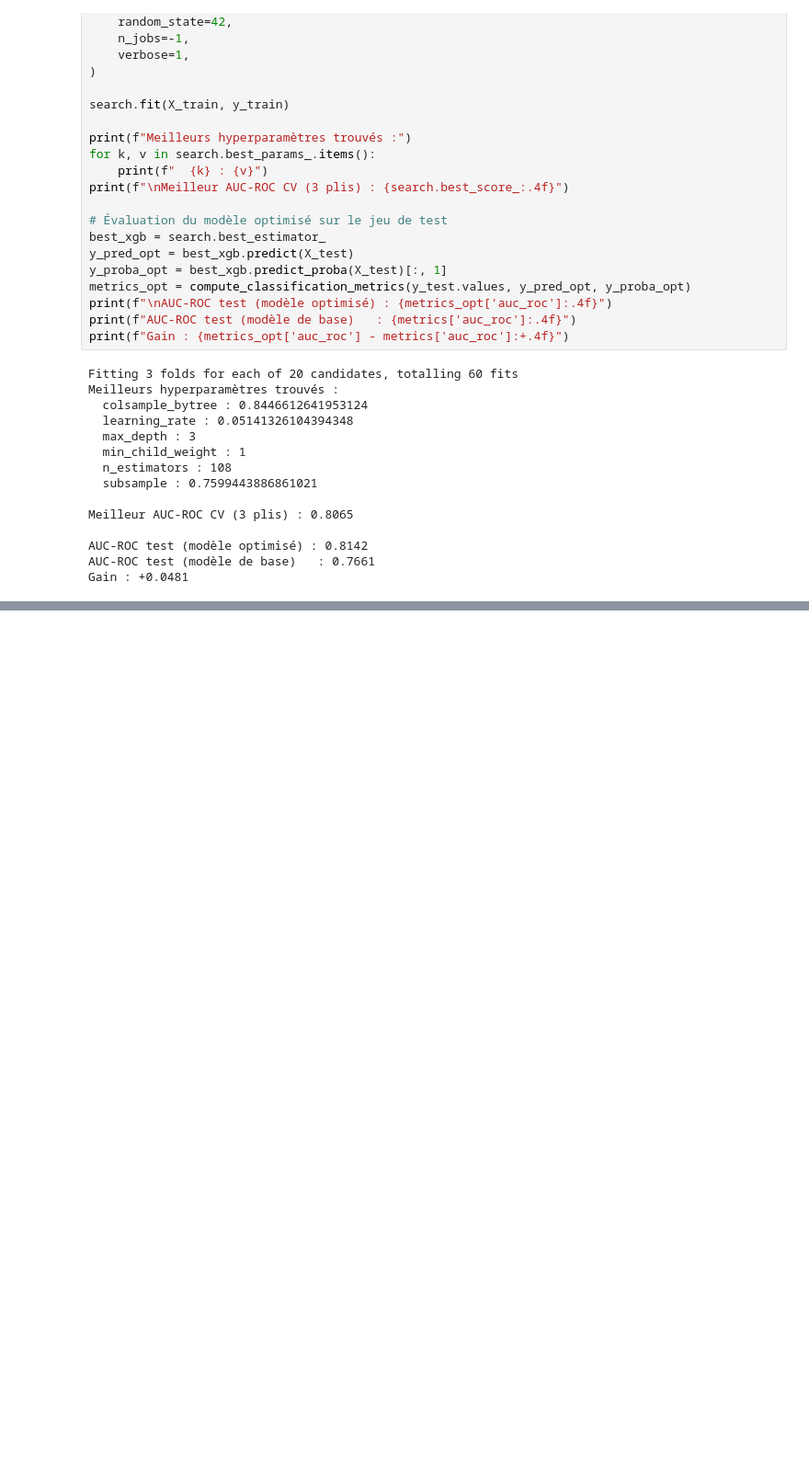
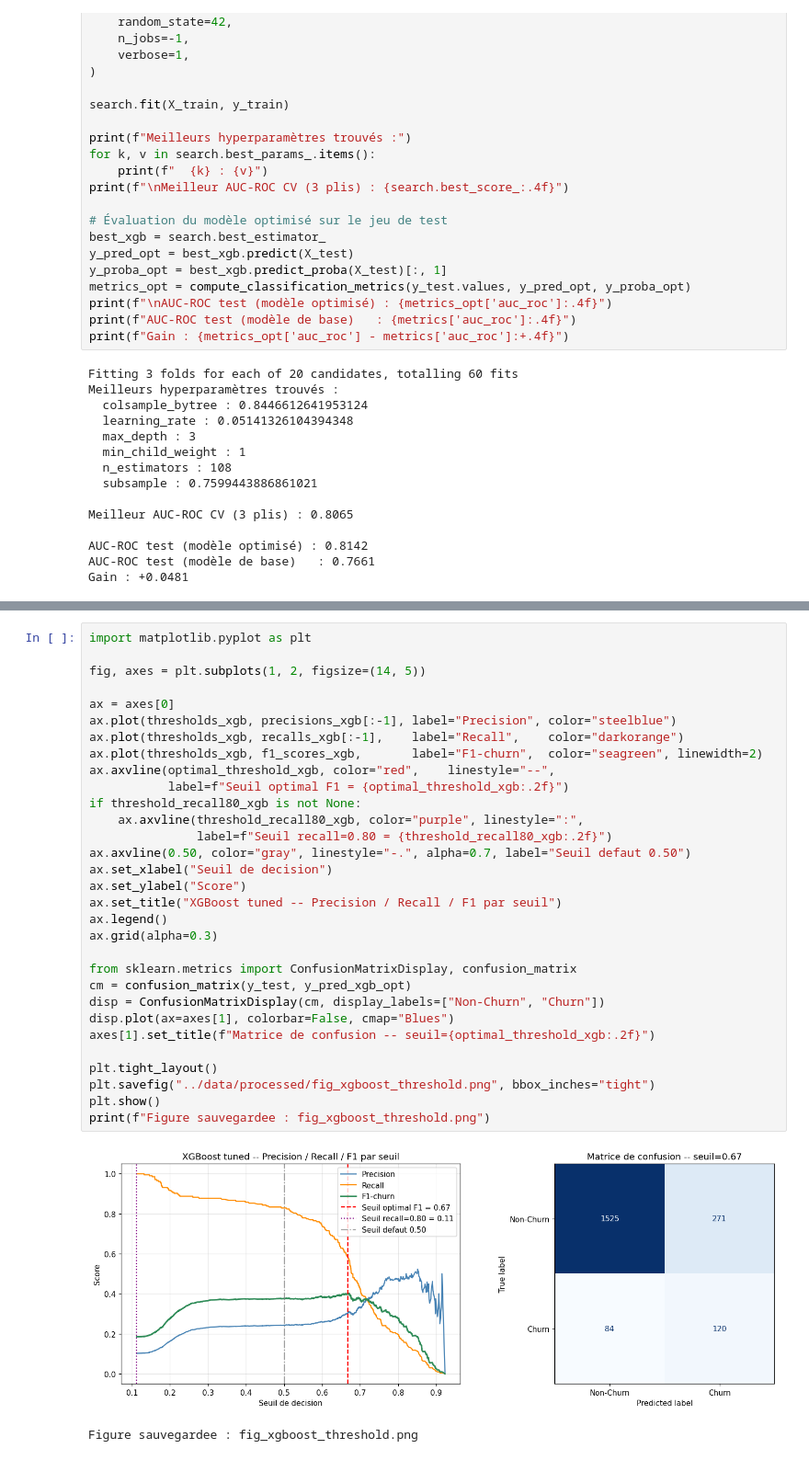
Before and after one commit to S13v3n-2/Projet_Data_Science, a Jupyter notebook: notebooks/05_xgboost.ipynb, the cells around one changed output, grey strips where cells are left out. Shown at 92% size. Saved outputs shown, nothing was run; the diff lists cells and outputs as text; blank space fills up the shorter version.

```diff
--- a/notebooks/05_xgboost.ipynb
+++ b/notebooks/05_xgboost.ipynb
@@ -251,0 +299,34 @@ Gain : +0.0481
+# %%
+import matplotlib.pyplot as plt
+
+fig, axes = plt.subplots(1, 2, figsize=(14, 5))
+
+ax = axes[0]
+ax.plot(thresholds_xgb, precisions_xgb[:-1], label="Precision", color="steelblue")
+ax.plot(thresholds_xgb, recalls_xgb[:-1],    label="Recall",    color="darkorange")
+ax.plot(thresholds_xgb, f1_scores_xgb,       label="F1-churn",  color="seagreen", linewidth=2)
+ax.axvline(optimal_threshold_xgb, color="red",    linestyle="--",
+           label=f"Seuil optimal F1 = {optimal_threshold_xgb:.2f}")
+if threshold_recall80_xgb is not None:
+    ax.axvline(threshold_recall80_xgb, color="purple", linestyle=":",
+               label=f"Seuil recall=0.80 = {threshold_recall80_xgb:.2f}")
+ax.axvline(0.50, color="gray", linestyle="-.", alpha=0.7, label="Seuil defaut 0.50")
+ax.set_xlabel("Seuil de decision")
+ax.set_ylabel("Score")
+ax.set_title("XGBoost tuned -- Precision / Recall / F1 par seuil")
+ax.legend()
+ax.grid(alpha=0.3)
+
+from sklearn.metrics import ConfusionMatrixDisplay, confusion_matrix
+cm = confusion_matrix(y_test, y_pred_xgb_opt)
+disp = ConfusionMatrixDisplay(cm, display_labels=["Non-Churn", "Churn"])
+disp.plot(ax=axes[1], colorbar=False, cmap="Blues")
+axes[1].set_title(f"Matrice de confusion -- seuil={optimal_threshold_xgb:.2f}")
+
+plt.tight_layout()
+plt.savefig("../data/processed/fig_xgboost_threshold.png", bbox_inches="tight")
+plt.show()
+print(f"Figure sauvegardee : fig_xgboost_threshold.png")
+# %% [output]
+[figure, added]
+Figure sauvegardee : fig_xgboost_threshold.png
```
Also changed, not shown: parts of 9 cells of this notebook, 4 other files.
